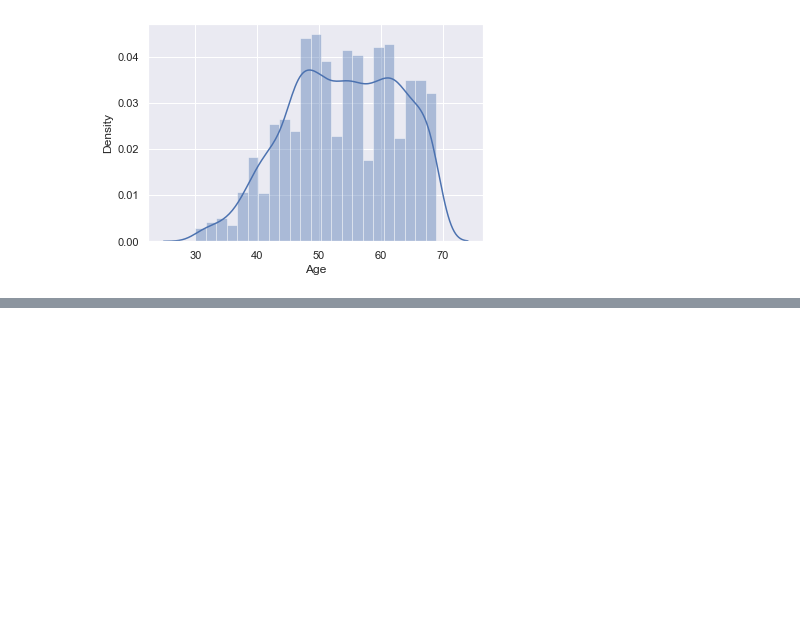
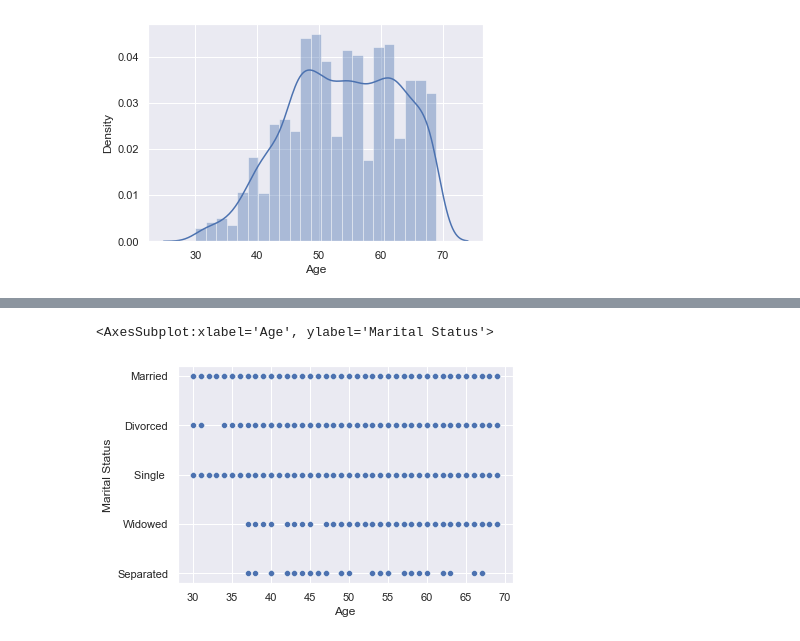
Before and after one commit to fqazi1/EDA, a Jupyter notebook: casestudy1.ipynb, the cells around one changed output, grey strips where cells are left out. Cells and saved outputs as stored; diff of their text form; code cells hidden in the pictures; blank space fills up the shorter version.

```diff
--- a/casestudy1.ipynb
+++ b/casestudy1.ipynb
@@ -277,0 +321,5 @@ sns.distplot(df["Age"])
+# %%
+sns.scatterplot(df["Age"], df["Marital Status"])
+# %% [output]
+<AxesSubplot:xlabel='Age', ylabel='Marital Status'>
+[figure, added]
```
Also changed, not shown: parts of 8 cells of this notebook.
